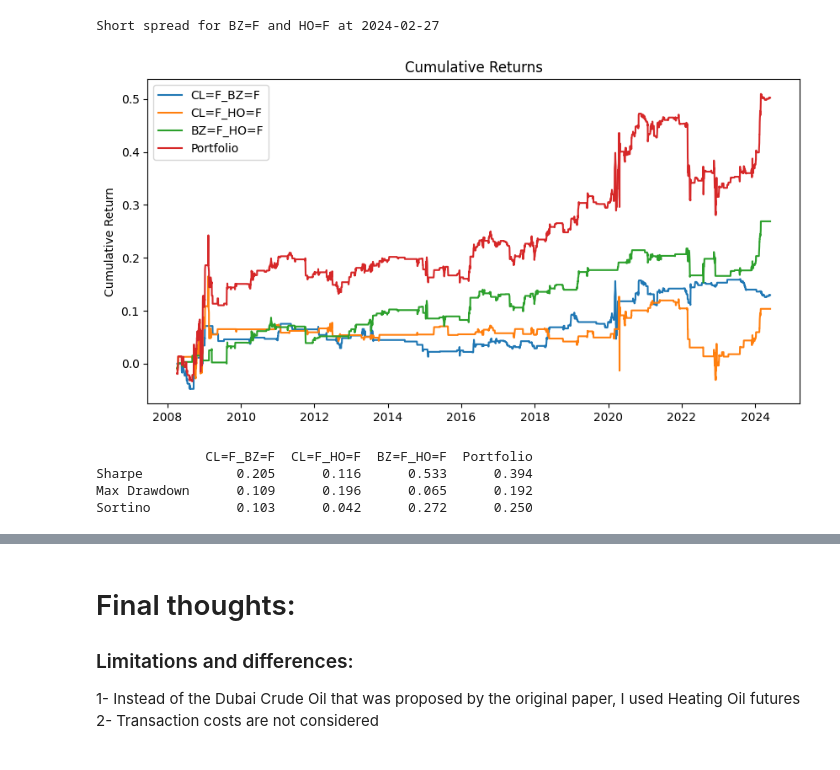
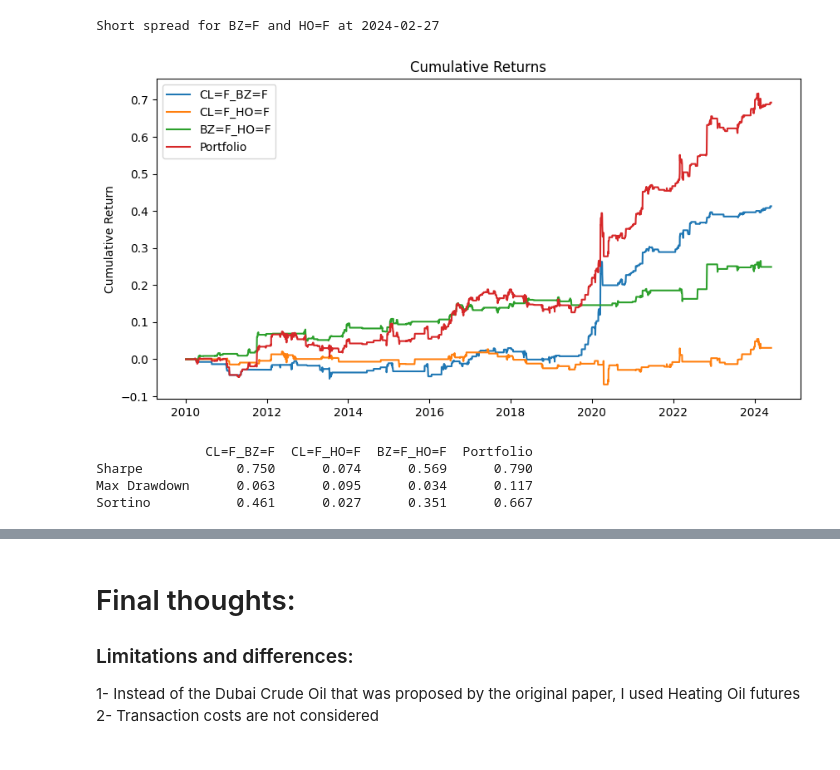
Before and after one commit to vd1371/AcademicQuantLab, a Jupyter notebook: Arbitrage/stat_arb_in_crude_oil_market.ipynb, the cells around one changed output, grey strips where cells are left out. Saved outputs shown, nothing was run; the diff lists cells and outputs as text; code cells hidden in the pictures.

```diff
--- a/Arbitrage/stat_arb_in_crude_oil_market.ipynb
+++ b/Arbitrage/stat_arb_in_crude_oil_market.ipynb
@@ -15,6 +15,7 @@ import pandas as pd
 import numpy as np
 import matplotlib.pyplot as plt
 from itertools import combinations
+import multiprocessing as mp
 
 import yfinance as yf
 import warnings
@@ -45,7 +46,8 @@ def load_data(symbol):
     df = pd.read_csv(file_name, index_col=0)
     df.index = pd.to_datetime(df.index, utc=True).date
 
-    df['next_day_return'] = (df['Close']/df['Open']-1).shift(-1)
+    df['return'] = df['Close'].pct_change(fill_method=None)
+    df['next_day_return'] = df['return'].shift(-1)
 
     return df
 
@@ -115,6 +117,11 @@ for ticker1, ticker2 in combinations(tickers, 2):
         # Concat the close prices
         df1 = df1[['Close', 'next_day_return']]
         df2 = df2[['Close', 'next_day_return']]
+
+        # Normalize the prices
+        df1['Close'] /= df1['Close'].iloc[0]
+        df2['Close'] /= df2['Close'].iloc[0]
+
         df1.columns = [ticker1, f'{ticker1}_next_day_return']
         df2.columns = [ticker2, f'{ticker2}_next_day_return']
         df = pd.concat([df1, df2], axis=1)
@@ -137,14 +144,14 @@ for ticker1, ticker2 in combinations(tickers, 2):
 
         if z_score > sigma_ratio:
             # Short spread
-            daily_returns.append(df[ticker1+'_next_day_return'].iloc[-1])
-            daily_returns.append(-df[ticker2+'_next_day_return'].iloc[-1])
+            daily_returns.append(-df[ticker1+'_next_day_return'].iloc[-1])
+            daily_returns.append(df[ticker2+'_next_day_return'].iloc[-1])
             print (f'Short spread for {ticker1} and {ticker2} at {date}', end='\r')
 
         elif z_score < -sigma_ratio:
             # Long spread
-            daily_returns.append(-df[ticker1+'_next_day_return'].iloc[-1])
-            daily_returns.append(df[ticker2+'_next_day_return'].iloc[-1])
+            daily_returns.append(df[ticker1+'_next_day_return'].iloc[-1])
+            daily_returns.append(-df[ticker2+'_next_day_return'].iloc[-1])
             print (f'Long spread for {ticker1} and {ticker2} at {date}', end='\r')
 
         else:
@@ -165,31 +172,35 @@ Short spread for BZ=F and HO=F at 2024-02-27
 # %%
 portfolio = pd.concat(holder, axis=1)
 portfolio.columns = [f'{ticker1}_{ticker2}' for ticker1, ticker2 in combinations(tickers, 2)]
 portfolio = portfolio.dropna()
 
 # Find the max in CL=F_HO=F
 max_idx = portfolio['CL=F_HO=F'].idxmax()
 min_idx = portfolio['CL=F_HO=F'].idxmin()
 
 # IMPORTANT: If you remember, some weird things happened on the 17-19 of April 2020
 # Let's replace the returns with 0
 portfolio.loc[max_idx] = 0
 portfolio.loc[min_idx] = 0
 
 # Portfolio combined
 portfolio['Portfolio'] = portfolio.sum(axis=1)
 
+# Keep the data after financial crisis
+portfolio.index = pd.to_datetime(portfolio.index)
+portfolio = portfolio[portfolio.index.year >= 2010]
+
 # plot the cumsum of each pair
 fig, ax = plt.subplots(1, 1, figsize=(10, 5))
 for col in portfolio.columns:
     ax.plot(portfolio[col].cumsum(), label=col)
 
 ax.set_title('Cumulative Returns')
 ax.set_ylabel('Cumulative Return')
 ax.legend()
 plt.show()
 # %% [output]
-[figure, old version]
+[figure, new version]
 # %%
 # Find the sharpe, max drawdown, and sortino ratio
 sharpe = portfolio.mean()/portfolio.std()*np.sqrt(252)
@@ -207,9 +218,9 @@ df = df.round(3)
 print (df)
 # %% [output]
               CL=F_BZ=F  CL=F_HO=F  BZ=F_HO=F  Portfolio
-Sharpe            0.205      0.116      0.533      0.394
-Max Drawdown      0.109      0.196      0.065      0.192
-Sortino           0.103      0.042      0.272      0.250
+Sharpe            0.750      0.074      0.569      0.790
+Max Drawdown      0.063      0.095      0.034      0.117
+Sortino           0.461      0.027      0.351      0.667
 # %%
 # Now, let's do it for weekly
 
```
Also changed, not shown: parts of 3 cells of this notebook.
